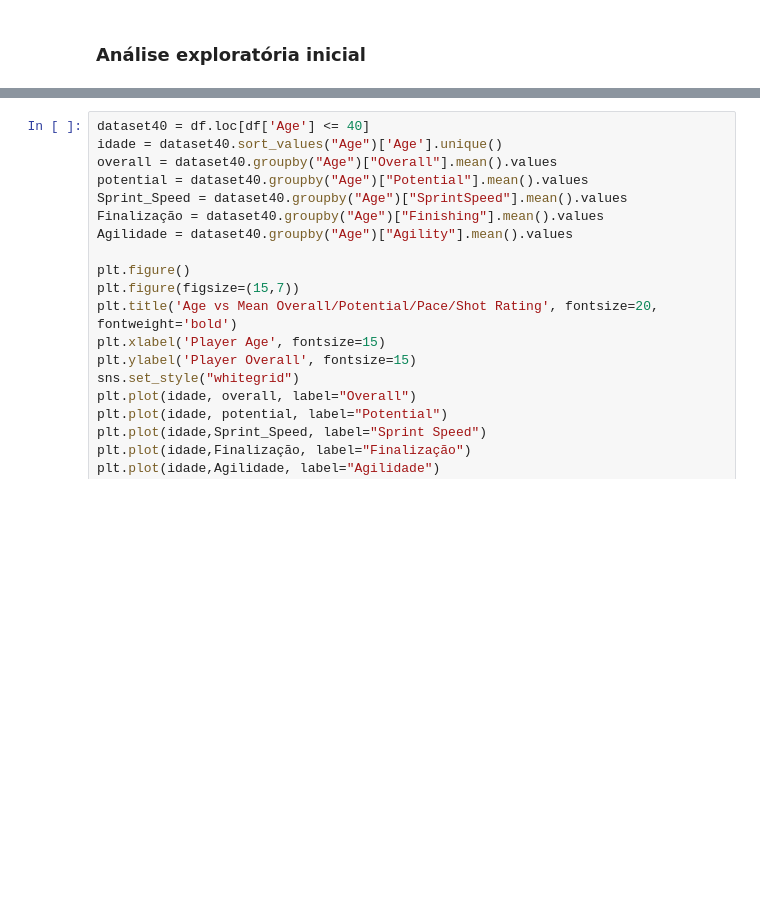
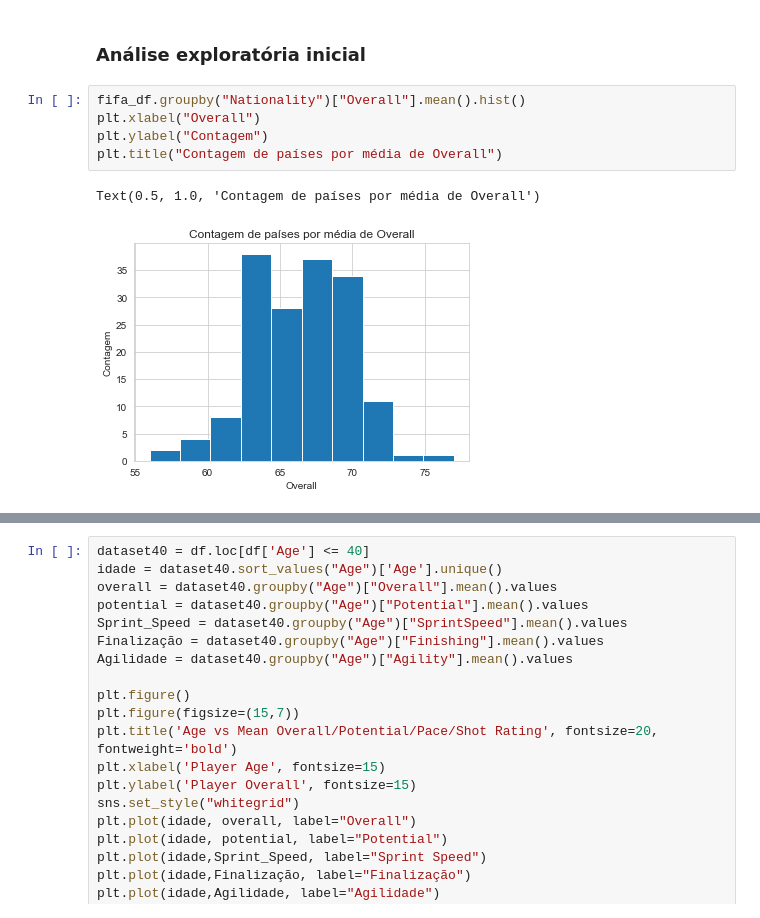
Before and after one commit to Thiagomp3/FIFA_Rating_P2, a Jupyter notebook: FIFA Rating Prediction.ipynb, the cells around one changed output, grey strips where cells are left out. Saved outputs shown, nothing was run; the diff lists cells and outputs as text; blank space fills up the shorter version.

```diff
--- a/FIFA Rating Prediction.ipynb
+++ b/FIFA Rating Prediction.ipynb
@@ -155,3 +155,11 @@ df.dropna(inplace=True)
 #df.isnull().sum()
 # %% [markdown]
 ### Análise exploratória inicial
+# %%
+fifa_df.groupby("Nationality")["Overall"].mean().hist()
+plt.xlabel("Overall")
+plt.ylabel("Contagem")
+plt.title("Contagem de países por média de Overall")
+# %% [output]
+Text(0.5, 1.0, 'Contagem de países por média de Overall')
+[figure, added]
```
Also changed, not shown: parts of 8 cells of this notebook.
